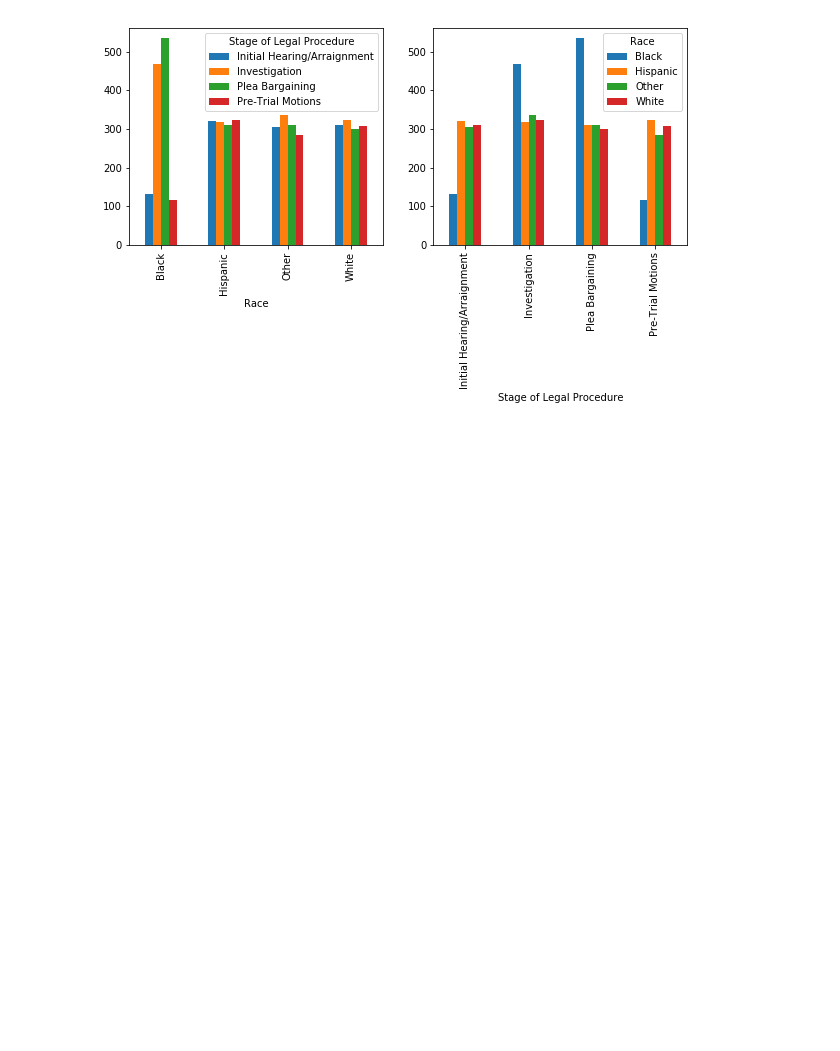
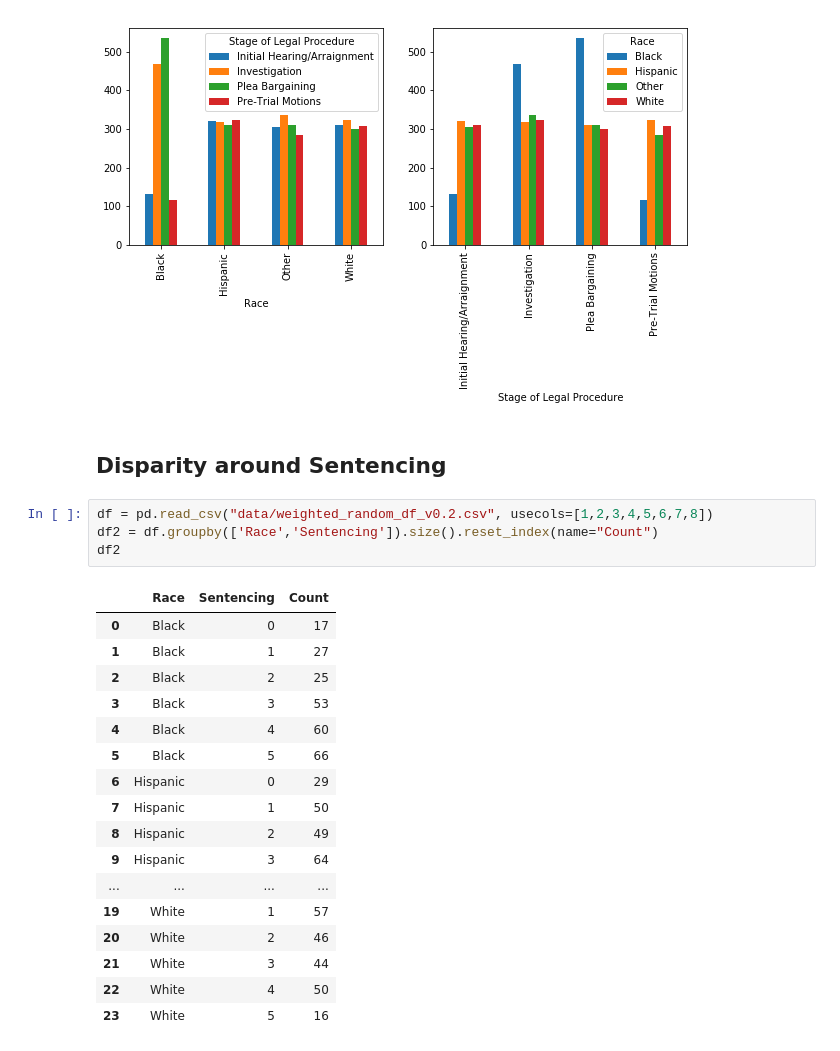
Before and after one commit to Call-for-Code-for-Racial-Justice/bias-detection-engine, a Jupyter notebook: notebooks/judicial_bias.ipynb, the cells around one changed output. Cells and saved outputs as stored; diff of their text form; blank space fills up the shorter version.

```diff
--- a/notebooks/judicial_bias.ipynb
+++ b/notebooks/judicial_bias.ipynb
@@ -215,3 +221,27 @@ df4.plot(kind="bar", ax=ax[1])
 plt.show()
 # %% [output]
 [figure]
+# %% [markdown]
+## Disparity around Sentencing
+# %%
+df = pd.read_csv("data/weighted_random_df_v0.2.csv", usecols=[1,2,3,4,5,6,7,8])
+df2 = df.groupby(['Race','Sentencing']).size().reset_index(name="Count")
+df2
+# %% [output]
+|  | Race | Sentencing | Count |
+| 0 | Black | 0 | 17 |
+| 1 | Black | 1 | 27 |
+| 2 | Black | 2 | 25 |
+| 3 | Black | 3 | 53 |
+| 4 | Black | 4 | 60 |
+| 5 | Black | 5 | 66 |
+| 6 | Hispanic | 0 | 29 |
+| 7 | Hispanic | 1 | 50 |
+| 8 | Hispanic | 2 | 49 |
+| 9 | Hispanic | 3 | 64 |
+| ... | ... | ... | ... |
+| 19 | White | 1 | 57 |
+| 20 | White | 2 | 46 |
+| 21 | White | 3 | 44 |
+| 22 | White | 4 | 50 |
+| 23 | White | 5 | 16 |
```
Also changed, not shown: parts of 12 cells of this notebook.
